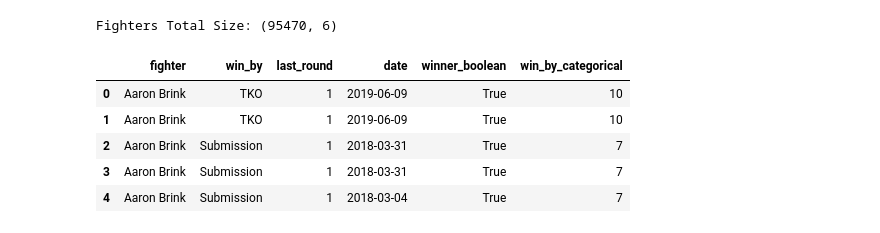
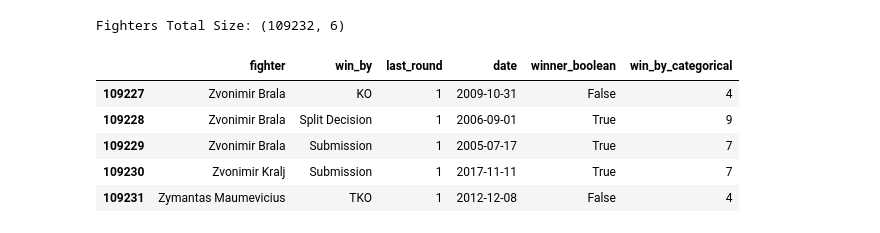
Before and after one commit to nahutch/UFCProject, a Jupyter notebook: UFC_Predictions_v1.ipynb, the cells around one changed output. Cells and saved outputs as stored; diff of their text form; code cells hidden in the pictures.

```diff
--- a/UFC_Predictions_v1.ipynb
+++ b/UFC_Predictions_v1.ipynb
@@ -65,16 +76,16 @@ def execute_query_on_azure(query):
 # %%
 t_fighter_series = read_df_from_azure("SELECT * FROM t_fighter_series;")
 
 print("Fighters Total Size: {}".format(t_fighter_series.shape))
-t_fighter_series.head()
+t_fighter_series.tail()
 # %% [output]
-Fighters Total Size: (95470, 6)
+Fighters Total Size: (109232, 6)
 |  | fighter | win_by | last_round | date | winner_boolean | win_by_categorical |
-| 0 | Aaron Brink | TKO | 1 | 2019-06-09 | True | 10 |
-| 1 | Aaron Brink | TKO | 1 | 2019-06-09 | True | 10 |
-| 2 | Aaron Brink | Submission | 1 | 2018-03-31 | True | 7 |
-| 3 | Aaron Brink | Submission | 1 | 2018-03-31 | True | 7 |
-| 4 | Aaron Brink | Submission | 1 | 2018-03-04 | True | 7 |
+| 109227 | Zvonimir Brala | KO | 1 | 2009-10-31 | False | 4 |
+| 109228 | Zvonimir Brala | Split Decision | 1 | 2006-09-01 | True | 9 |
+| 109229 | Zvonimir Brala | Submission | 1 | 2005-07-17 | True | 7 |
+| 109230 | Zvonimir Kralj | Submission | 1 | 2017-11-11 | True | 7 |
+| 109231 | Zymantas Maumevicius | TKO | 1 | 2012-12-08 | False | 4 |
 # %%
 t_fight_series = read_df_from_azure("SELECT * FROM t_fight_series;")
 
```
Also changed, not shown: parts of 20 cells of this notebook.
